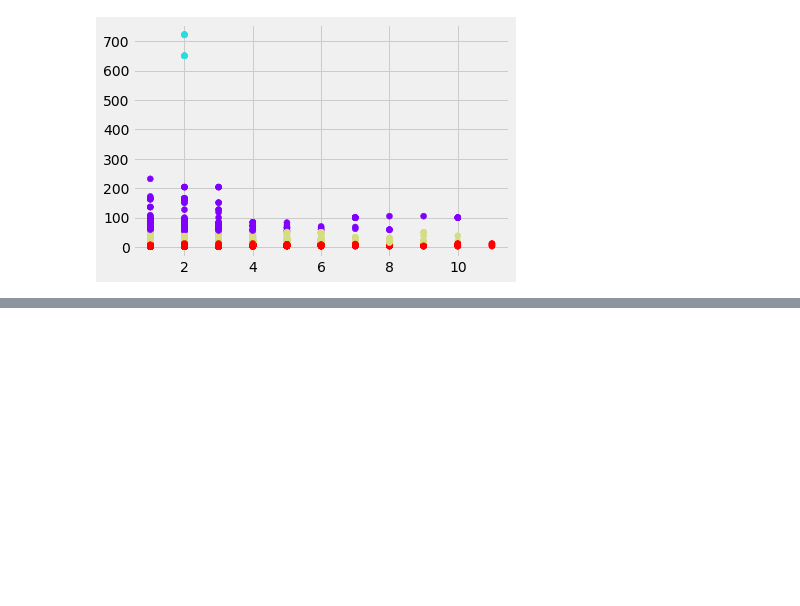
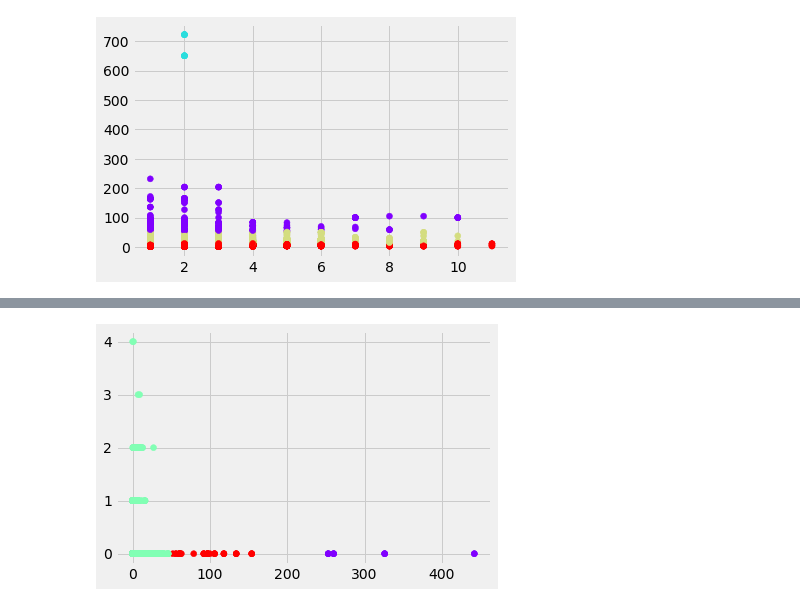
Before and after one commit to ashwinigit123/CSE6324Team5, a Jupyter notebook: Iteration3.ipynb, the cells around one changed output, grey strips where cells are left out. Drawn from its saved outputs; the diff is of its cells as text; code cells hidden in the pictures; blank space fills up the shorter version.

```diff
--- a/Iteration3.ipynb
+++ b/Iteration3.ipynb
@@ -362,0 +461,7 @@ plt.show()
+# %%
+data_with_clusters = df3.copy()
+data_with_clusters['Clusters'] = identified_clusters
+plt.scatter(data_with_clusters['SubSystem_count_Top'],data_with_clusters['sim_mode'],c=data_with_clusters['Clusters'],cmap='rainbow')
+plt.show()
+# %% [output]
+[figure, added]
```
Also changed, not shown: parts of 8 cells of this notebook.
